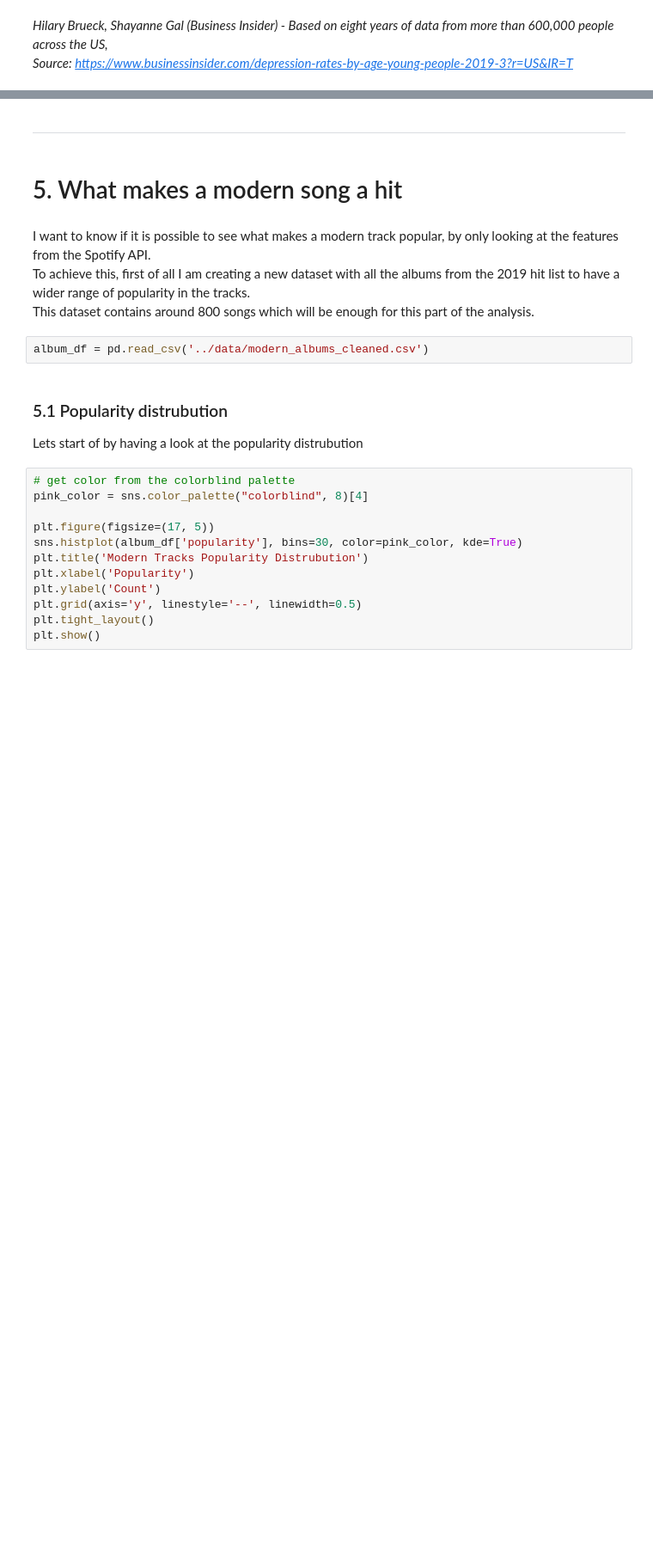
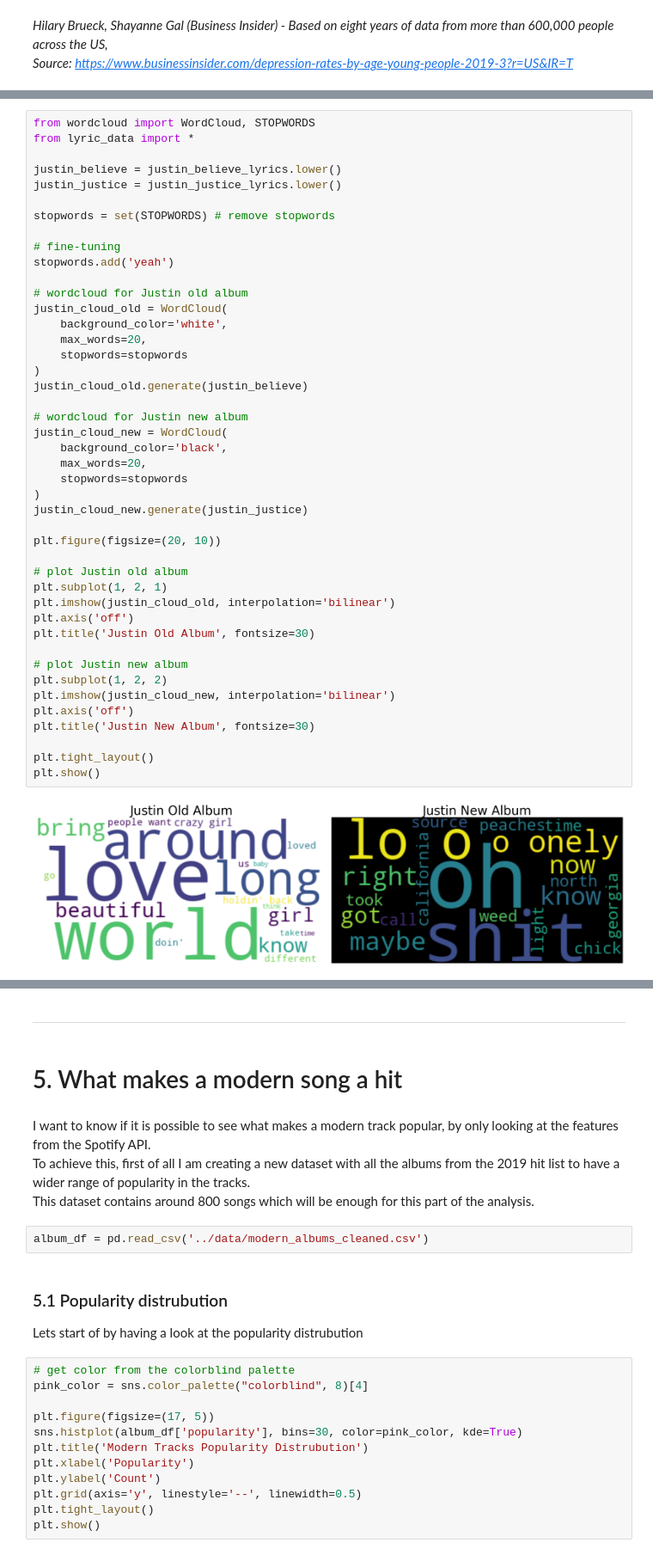
Before and after one commit to joelbit33/hit-songs-analysis, a Jupyter notebook: analysis/analysis.ipynb, the cells around one changed output, grey strips where cells are left out. Shown at 86% size. Saved outputs shown, nothing was run; the diff lists cells and outputs as text; blank space fills up the shorter version.

```diff
--- a/analysis/analysis.ipynb
+++ b/analysis/analysis.ipynb
@@ -410,0 +528,46 @@ Before the 90s, explicit content in songs was uncommon. The rise after the 90s c
+# %%
+from wordcloud import WordCloud, STOPWORDS
+from lyric_data import *
+
+justin_believe = justin_believe_lyrics.lower()
+justin_justice = justin_justice_lyrics.lower()
+
+stopwords = set(STOPWORDS) # remove stopwords
+
+# fine-tuning
+stopwords.add('yeah')
+
+# wordcloud for Justin old album
+justin_cloud_old = WordCloud(
+    background_color='white',
+    max_words=20,
+    stopwords=stopwords
+)
+justin_cloud_old.generate(justin_believe)
+
+# wordcloud for Justin new album
+justin_cloud_new = WordCloud(
+    background_color='black',
+    max_words=20,
+    stopwords=stopwords
+)
+justin_cloud_new.generate(justin_justice)
+
+plt.figure(figsize=(20, 10))
+
+# plot Justin old album
+plt.subplot(1, 2, 1)
+plt.imshow(justin_cloud_old, interpolation='bilinear')
+plt.axis('off')
+plt.title('Justin Old Album', fontsize=30)
+
+# plot Justin new album
+plt.subplot(1, 2, 2)
+plt.imshow(justin_cloud_new, interpolation='bilinear')
+plt.axis('off')
+plt.title('Justin New Album', fontsize=30)
+
+plt.tight_layout()
+plt.show()
+# %% [output]
+[figure, added]
```
Also changed, not shown: parts of 29 cells of this notebook, 2 other files.
